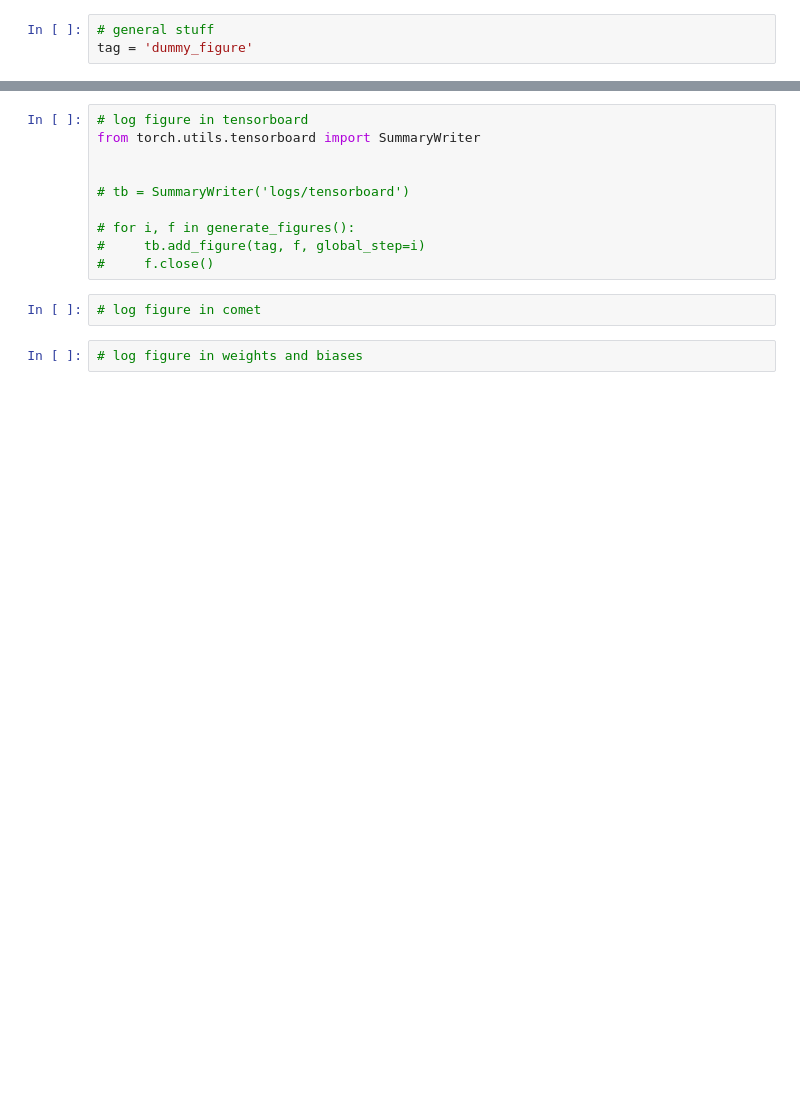
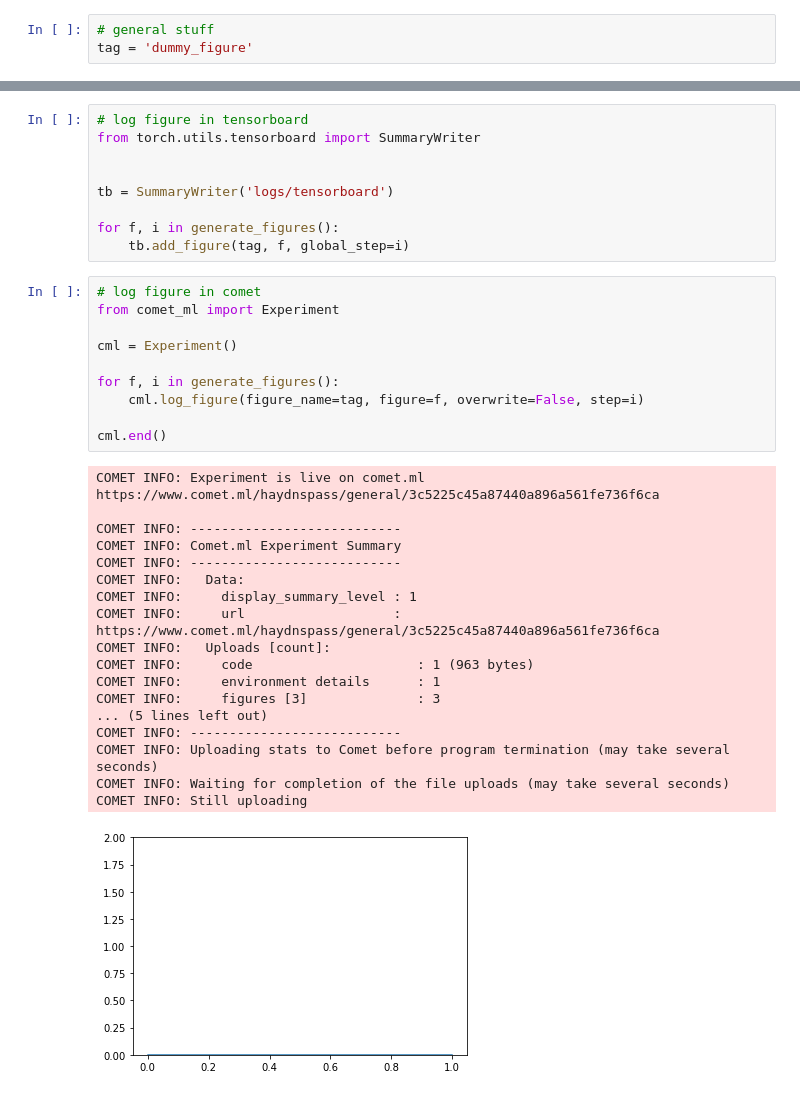
Before and after one commit to Haydnspass/logger-collection, a Jupyter notebook: Overview.ipynb, the cells around one changed output, grey strips where cells are left out. Cells and saved outputs as stored; diff of their text form; blank space fills up the shorter version.

Commit message:
Add tensorboard, comet ml and mlflow

```diff
--- a/Overview.ipynb
+++ b/Overview.ipynb
@@ -31,12 +31,36 @@ for i, f in generate_figures():
 from torch.utils.tensorboard import SummaryWriter
 
 
-# tb = SummaryWriter('logs/tensorboard')
+tb = SummaryWriter('logs/tensorboard')
 
-# for i, f in generate_figures():
-#     tb.add_figure(tag, f, global_step=i)
-#     f.close()
+for f, i in generate_figures():
+    tb.add_figure(tag, f, global_step=i)
-# %%
-# log figure in comet
-# %%
-# log figure in weights and biases
+# %%
+# log figure in comet
+from comet_ml import Experiment
+
+cml = Experiment()
+
+for f, i in generate_figures():
+    cml.log_figure(figure_name=tag, figure=f, overwrite=False, step=i)
+
+cml.end()
+# %% [output]
+COMET INFO: Experiment is live on comet.ml https://www.comet.ml/haydnspass/general/3c5225c45a87440a896a561fe736f6ca
+
+COMET INFO: ---------------------------
+COMET INFO: Comet.ml Experiment Summary
+COMET INFO: ---------------------------
+COMET INFO:   Data:
+COMET INFO:     display_summary_level : 1
+COMET INFO:     url                   : https://www.comet.ml/haydnspass/general/3c5225c45a87440a896a561fe736f6ca
+COMET INFO:   Uploads [count]:
+COMET INFO:     code                     : 1 (963 bytes)
+COMET INFO:     environment details      : 1
+COMET INFO:     figures [3]              : 3
+... (5 lines left out)
+COMET INFO: ---------------------------
+COMET INFO: Uploading stats to Comet before program termination (may take several seconds)
+COMET INFO: Waiting for completion of the file uploads (may take several seconds)
+COMET INFO: Still uploading
+[figure, added]
```
Also changed, not shown: parts of 4 cells of this notebook.
